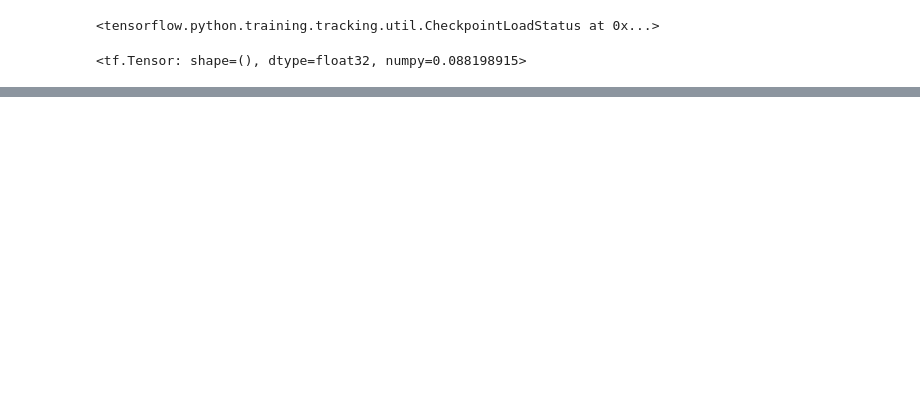
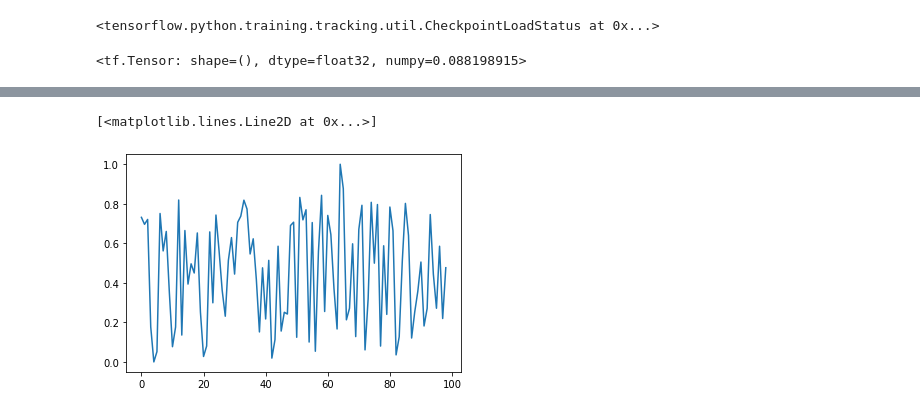
Before and after one commit to andy1213aa/Nyx, a Jupyter notebook: Untitled.ipynb, the cells around one changed output, grey strips where cells are left out. Cells and saved outputs as stored; diff of their text form; code cells hidden in the pictures; blank space fills up the shorter version.

```diff
--- a/Untitled.ipynb
+++ b/Untitled.ipynb
@@ -42,0 +120,12 @@ c.numpy()[1].reshape((16, 16, 16)).tofile(r'E:\NTNU1-2\Nyx\3D8.4%_0001train_16x1
+# %%
+tmpp = []
+for i in range(d.shape[0]):
+    tmpp.append(tf.norm(d[i]))
+tmpp = np.array(tmpp)
+# %%
+tmpp = (tmpp - np.min(tmpp)) / (np.max(tmpp) - np.min(tmpp))
+# %%
+plt.plot(range(tmpp.shape[0]), tmpp)
+# %% [output]
+[<matplotlib.lines.Line2D at 0x...>]
+[figure, added]
```
Also changed, not shown: parts of 4 cells of this notebook, 5 other files.
